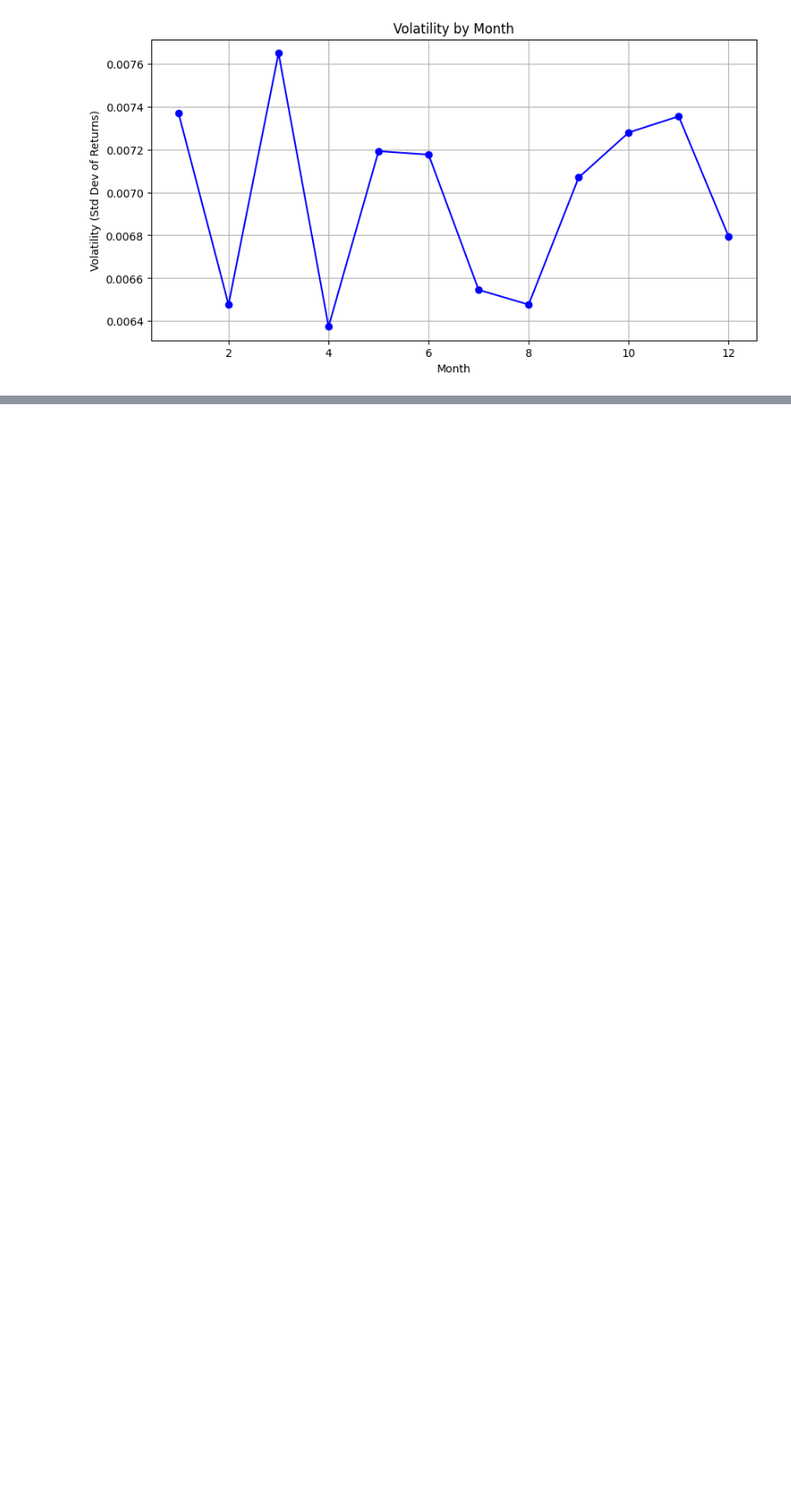
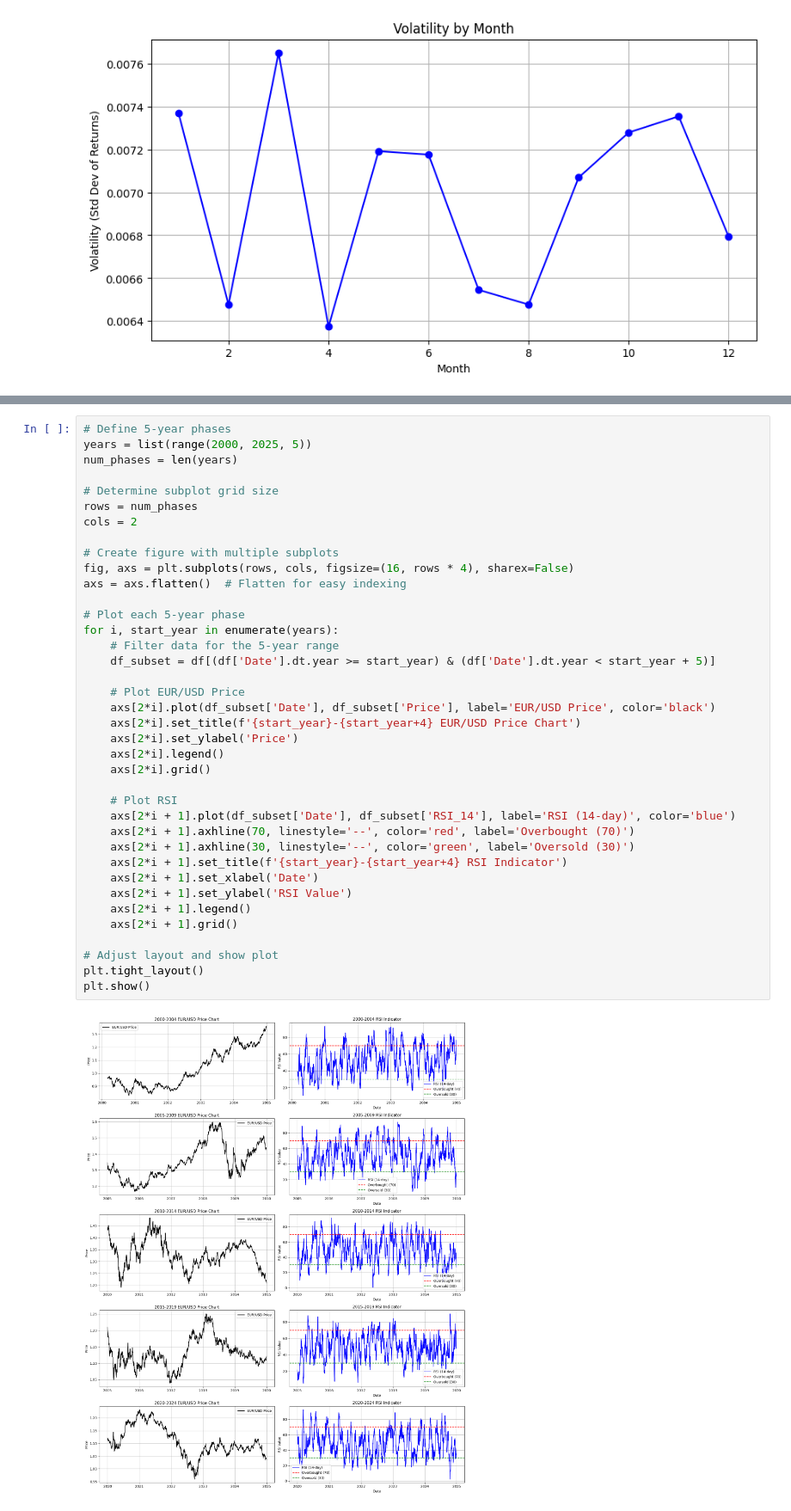
Before and after one commit to Saifansari-ai/eurousd_price_predictor, a Jupyter notebook: data_analysis.ipynb, the cells around one changed output, grey strips where cells are left out. Shown at 86% size. Drawn from its saved outputs; the diff is of its cells as text; blank space fills up the shorter version.

Commit message:
more Visualization

```diff
--- a/data_analysis.ipynb
+++ b/data_analysis.ipynb
@@ -759,0 +762,40 @@ plt.show()
+# %%
+# Define 5-year phases
+years = list(range(2000, 2025, 5))
+num_phases = len(years)
+
+# Determine subplot grid size
+rows = num_phases
+cols = 2
+
+# Create figure with multiple subplots
+fig, axs = plt.subplots(rows, cols, figsize=(16, rows * 4), sharex=False)
+axs = axs.flatten()  # Flatten for easy indexing
+
+# Plot each 5-year phase
+for i, start_year in enumerate(years):
+    # Filter data for the 5-year range
+    df_subset = df[(df['Date'].dt.year >= start_year) & (df['Date'].dt.year < start_year + 5)]
+
+    # Plot EUR/USD Price
+    axs[2*i].plot(df_subset['Date'], df_subset['Price'], label='EUR/USD Price', color='black')
+    axs[2*i].set_title(f'{start_year}-{start_year+4} EUR/USD Price Chart')
+    axs[2*i].set_ylabel('Price')
+    axs[2*i].legend()
+    axs[2*i].grid()
+
+    # Plot RSI
+    axs[2*i + 1].plot(df_subset['Date'], df_subset['RSI_14'], label='RSI (14-day)', color='blue')
+    axs[2*i + 1].axhline(70, linestyle='--', color='red', label='Overbought (70)')
+    axs[2*i + 1].axhline(30, linestyle='--', color='green', label='Oversold (30)')
+    axs[2*i + 1].set_title(f'{start_year}-{start_year+4} RSI Indicator')
+    axs[2*i + 1].set_xlabel('Date')
+    axs[2*i + 1].set_ylabel('RSI Value')
+    axs[2*i + 1].legend()
+    axs[2*i + 1].grid()
+
+# Adjust layout and show plot
+plt.tight_layout()
+plt.show()
+# %% [output]
+[figure, added]
```
Also changed, not shown: parts of 4 cells of this notebook.
